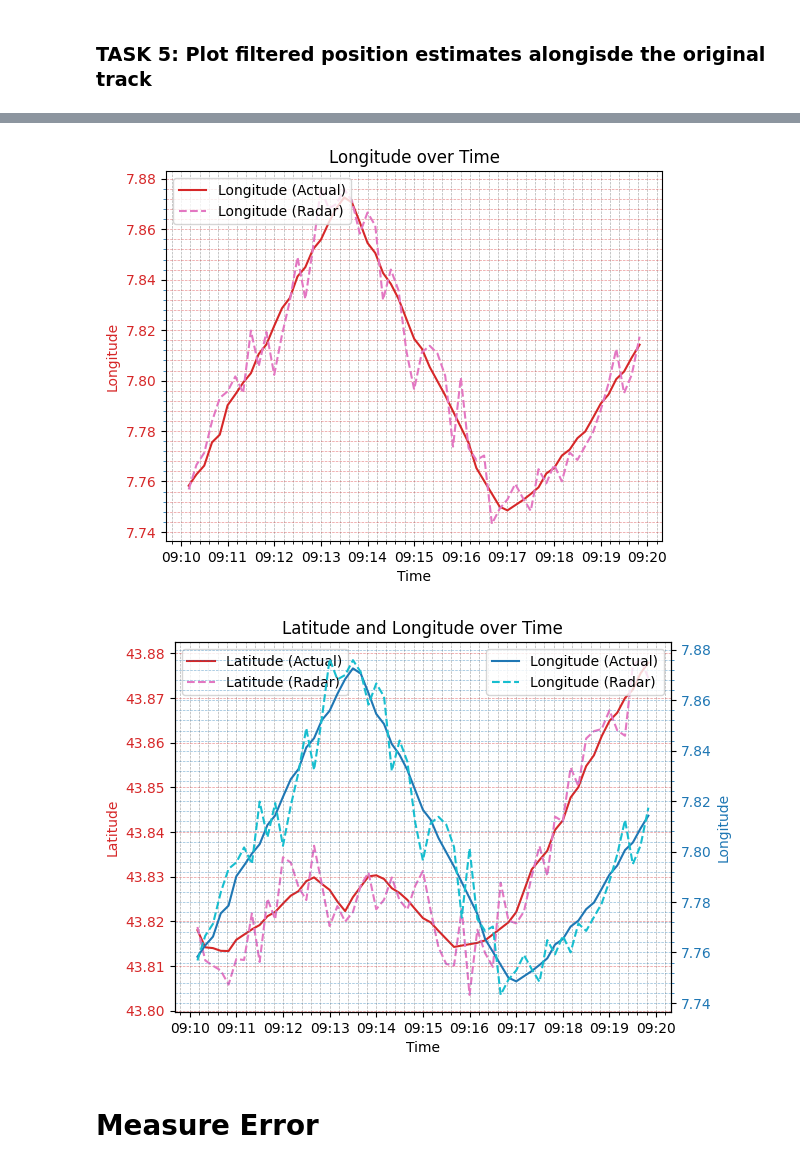
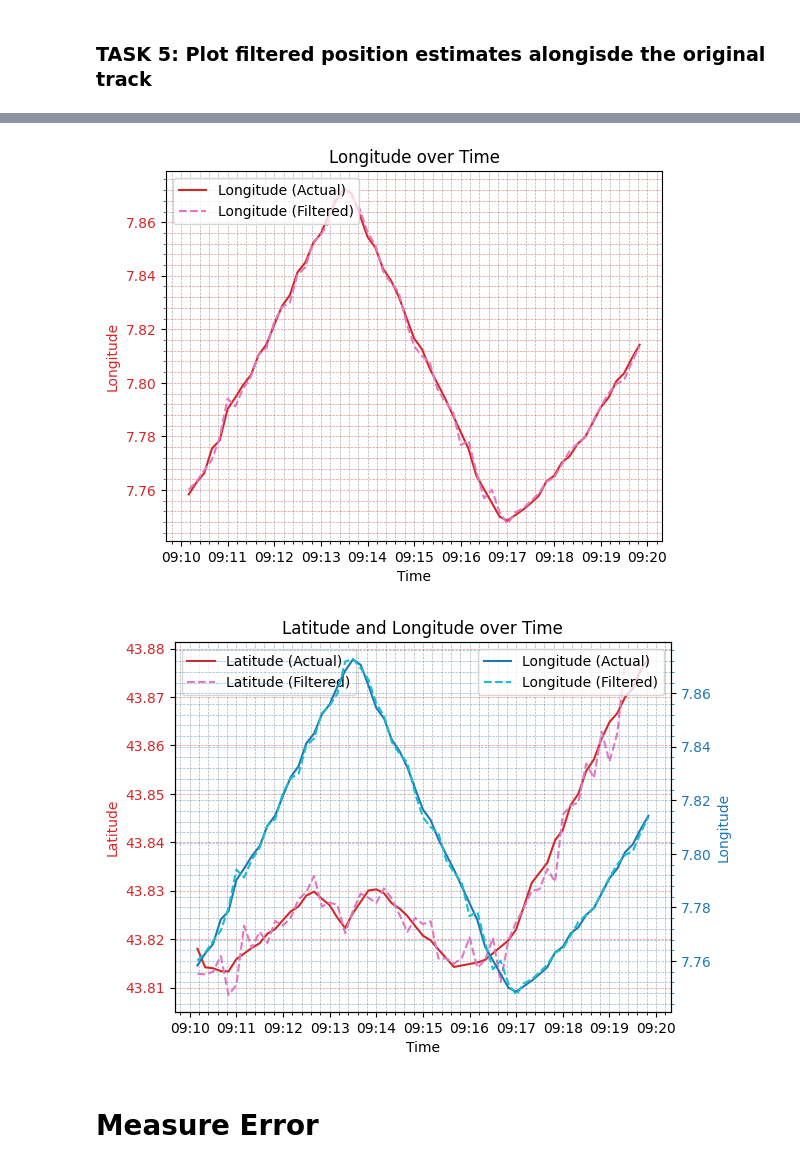
Before and after one commit to mrmrjing/KalmanFilterAirRadar, a Jupyter notebook: project2.ipynb, the cells around one changed output, grey strips where cells are left out. Drawn from its saved outputs; the diff is of its cells as text; code cells hidden in the pictures.

Commit message:
Corrected Configuration of Kalman Filter and implement smoothing

```diff
--- a/project2.ipynb
+++ b/project2.ipynb
@@ -359,6 +343,7 @@ def construct_kalman_filter(data, delta_time=10):
 # %% [markdown]
 # Kalman Filtering of radar information
 # %%
+
 # Variable to define time
 start_time = "2020-04-15 09:10"
 end_time = "2020-04-15 09:20"
@@ -369,8 +354,8 @@ actual_data = data.between(start_time, end_time).data
 
 # Radar flight
 radar_flight = get_radar_data_for_flight(data).between(start_time, end_time)
-radar_data = radar_flight.data
-
+radar_data_master = radar_flight.data
+radar_data = radar_data_master.copy(deep=True)
 # Construct kalman filter model
 kf = construct_kalman_filter(radar_flight)
 # %% [output]
@@ -390,11 +376,11 @@ plot_actual_radar_latitude(actual_data, radar_data, 5, 5)
 # %%
-plot_actual_radar_longitude(actual_data, radar_data, 5, 5)
+plot_actual_radar_longitude(actual_data, radar_data, 5, 5, radar_data_label_longitude="Longitude (Filtered)")
 # %% [output]
-[figure, old version]
+[figure, new version]
 # %%
-plot_actual_radar_all(actual_data, radar_data, 5, 5)
+plot_actual_radar_all(actual_data, radar_data, 5, 5, radar_data_label_longitude= "Longitude (Filtered)", radar_data_label_latitude="Latitude (Filtered)")
 # %% [output]
-[figure, old version]
+[figure, new version]
 # %% [markdown]
 # Measure Error
 # %% [markdown]
```
Also changed, not shown: parts of 13 cells of this notebook.
